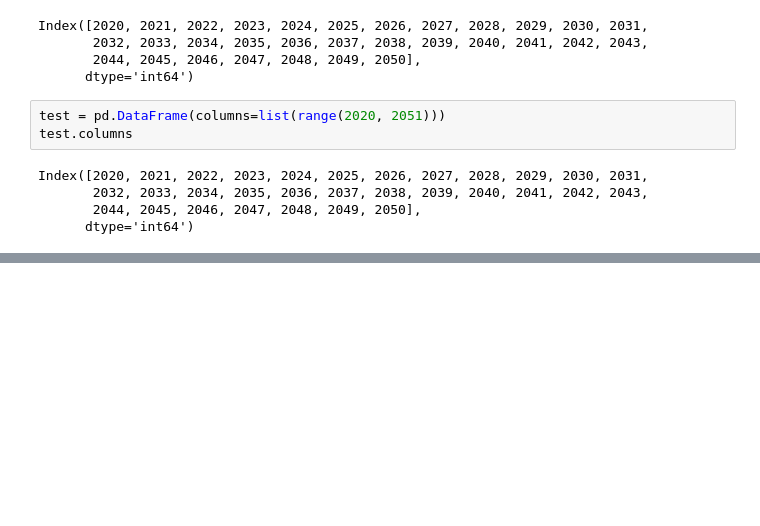
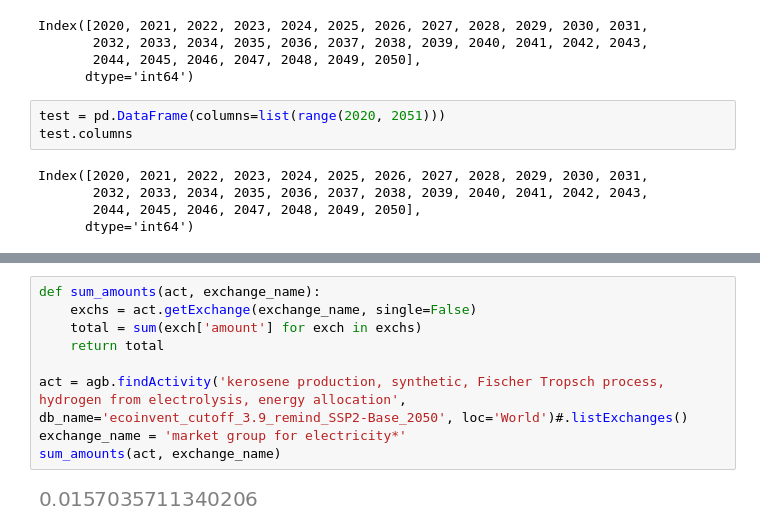
Before and after one commit to felixpollet/LCAv, a Jupyter notebook: lcav/notebook/test_premise.ipynb, the cells around one changed output, grey strips where cells are left out. Cells and saved outputs as stored; diff of their text form; blank space fills up the shorter version.

```diff
--- a/lcav/notebook/test_premise.ipynb
+++ b/lcav/notebook/test_premise.ipynb
@@ -254,0 +290,11 @@ Index([2020, 2021, 2022, 2023, 2024, 2025, 2026, 2027, 2028, 2029, 2030, 2031,
+# %%
+def sum_amounts(act, exchange_name):
+    exchs = act.getExchange(exchange_name, single=False)
+    total = sum(exch['amount'] for exch in exchs)
+    return total
+
+act = agb.findActivity('kerosene production, synthetic, Fischer Tropsch process, hydrogen from electrolysis, energy allocation',  db_name='ecoinvent_cutoff_3.9_remind_SSP2-Base_2050', loc='World')#.listExchanges()
+exchange_name = 'market group for electricity*'
+sum_amounts(act, exchange_name)
+# %% [output]
+[figure, added]
```
Also changed, not shown: parts of 9 cells of this notebook, 5 other files.
